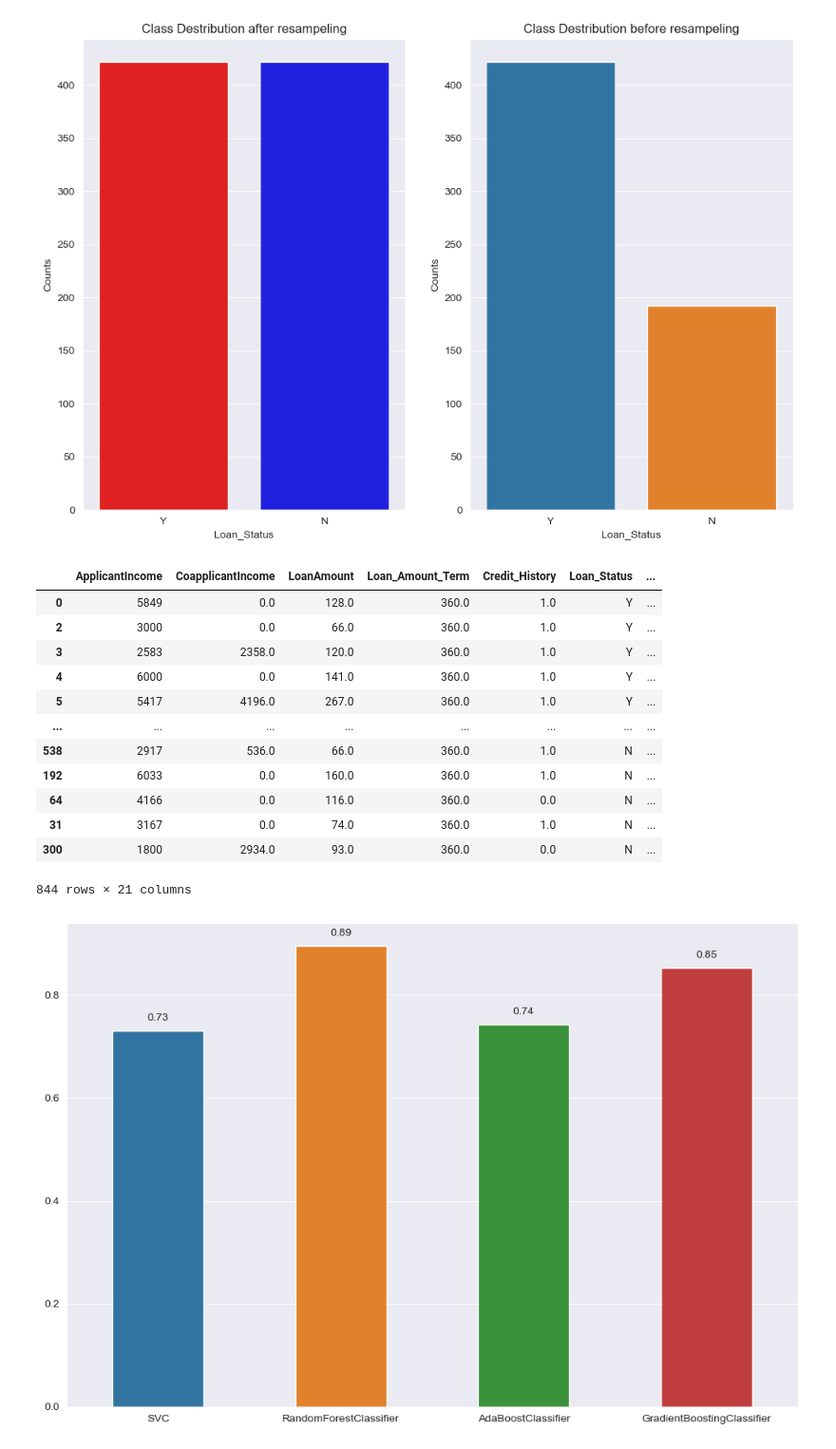
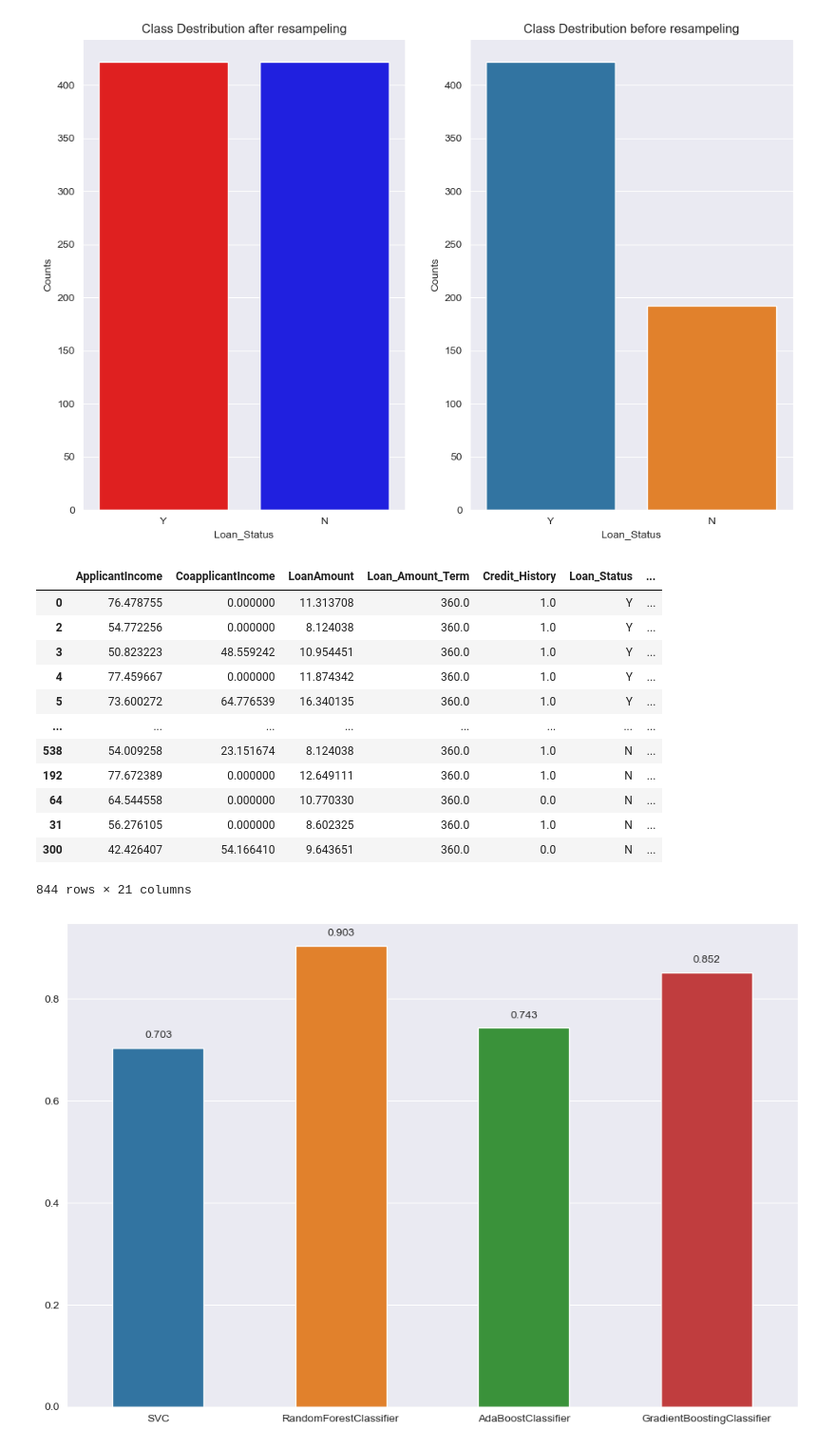
Before and after one commit to wp225/Data_Science_Practice, a Jupyter notebook: Loan Approval/loan_prediction.ipynb, the cells around one changed output. Shown at 95% size. Saved outputs shown, nothing was run; the diff lists cells and outputs as text; code cells hidden in the pictures.

```diff
--- a/Loan Approval/loan_prediction.ipynb
+++ b/Loan Approval/loan_prediction.ipynb
@@ -237,8 +237,8 @@ Resampleing No classes to make it more balances and then we goto feature enginee
 # %%
 from sklearn.utils import resample
 
-majority_class = loan_df[loan_df['Loan_Status'] == "Y"]
-minority_class = loan_df[loan_df['Loan_Status'] == "N"]
+majority_class = loan_df_2[loan_df_2['Loan_Status'] == "Y"]
+minority_class = loan_df_2[loan_df_2['Loan_Status'] == "N"]
 
 minority_class_oversampled = resample(
     minority_class,
@@ -267,17 +267,17 @@ plt.show()
 resampled_df
 # %% [output]
 |  | ApplicantIncome | CoapplicantIncome | LoanAmount | Loan_Amount_Term | Credit_History | Loan_Status | ... |
-| 0 | 5849 | 0.0 | 128.0 | 360.0 | 1.0 | Y | ... |
-| 2 | 3000 | 0.0 | 66.0 | 360.0 | 1.0 | Y | ... |
-| 3 | 2583 | 2358.0 | 120.0 | 360.0 | 1.0 | Y | ... |
-| 4 | 6000 | 0.0 | 141.0 | 360.0 | 1.0 | Y | ... |
-| 5 | 5417 | 4196.0 | 267.0 | 360.0 | 1.0 | Y | ... |
+| 0 | 76.478755 | 0.000000 | 11.313708 | 360.0 | 1.0 | Y | ... |
+| 2 | 54.772256 | 0.000000 | 8.124038 | 360.0 | 1.0 | Y | ... |
+| 3 | 50.823223 | 48.559242 | 10.954451 | 360.0 | 1.0 | Y | ... |
+| 4 | 77.459667 | 0.000000 | 11.874342 | 360.0 | 1.0 | Y | ... |
+| 5 | 73.600272 | 64.776539 | 16.340135 | 360.0 | 1.0 | Y | ... |
 | ... | ... | ... | ... | ... | ... | ... | ... |
-| 538 | 2917 | 536.0 | 66.0 | 360.0 | 1.0 | N | ... |
-| 192 | 6033 | 0.0 | 160.0 | 360.0 | 1.0 | N | ... |
-| 64 | 4166 | 0.0 | 116.0 | 360.0 | 0.0 | N | ... |
-| 31 | 3167 | 0.0 | 74.0 | 360.0 | 1.0 | N | ... |
-| 300 | 1800 | 2934.0 | 93.0 | 360.0 | 0.0 | N | ... |
+| 538 | 54.009258 | 23.151674 | 8.124038 | 360.0 | 1.0 | N | ... |
+| 192 | 77.672389 | 0.000000 | 12.649111 | 360.0 | 1.0 | N | ... |
+| 64 | 64.544558 | 0.000000 | 10.770330 | 360.0 | 0.0 | N | ... |
+| 31 | 56.276105 | 0.000000 | 8.602325 | 360.0 | 1.0 | N | ... |
+| 300 | 42.426407 | 54.166410 | 9.643651 | 360.0 | 0.0 | N | ... |
 844 rows × 21 columns
 # %%
 from sklearn.model_selection import train_test_split
@@ -311,8 +311,8 @@ for model in models:
 # %%
 plt.figure(figsize=(12,8))
 
 ax = sns.barplot(x=result.keys(),y=result.values(),hue=result.keys(),width=.5)
 for key,val in result.items():
-    ax.text(key,val+.02,s=round(val,2),ha='center')
+    ax.text(key,val+.02,s=round(val,3),ha='center')
 # %% [output]
-[figure, old version]
+[figure, new version]
```
Also changed, not shown: parts of 1 cell of this notebook, 8 other files.
